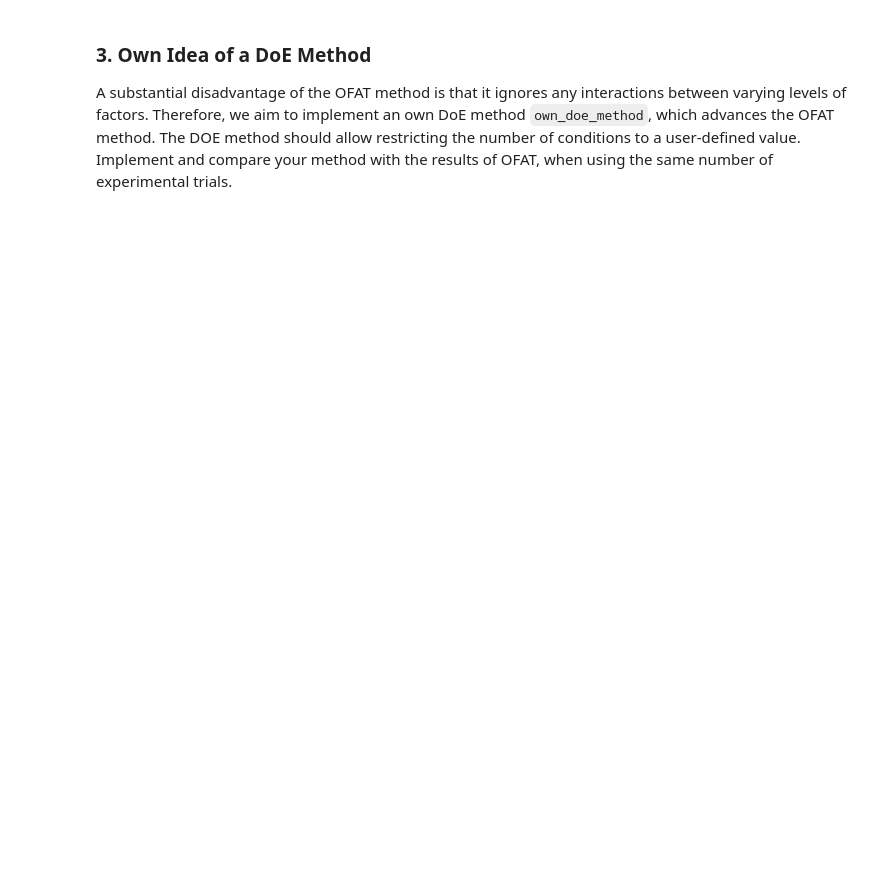
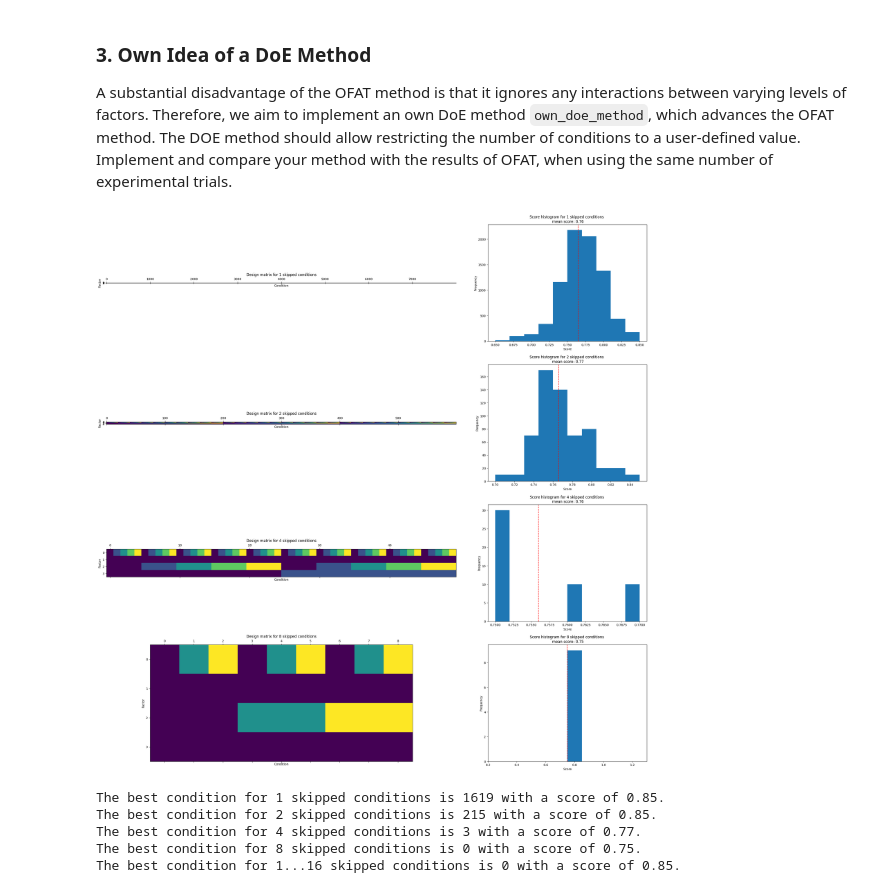
Before and after one commit to Liphip/e2ml, a Jupyter notebook: notebooks/05_classic_doe_I.ipynb, the cells around one changed output. Saved outputs shown, nothing was run; the diff lists cells and outputs as text; code cells hidden in the pictures; blank space fills up the shorter version.

```diff
--- a/notebooks/05_classic_doe_I.ipynb
+++ b/notebooks/05_classic_doe_I.ipynb
@@ -123,0 +186,65 @@ A substantial disadvantage of the OFAT method is that it ignores any interaction
+# %%
+# Implement `own_doe_method` taking `levels` as input.
+from e2ml.experimentation import own_doe_method
+from multiprocessing import Pool
+from matplotlib import gridspec
+
+# Obtain the design matrix `X` for the given levels.
+X_1 = own_doe_method(levels, 1)
+X_2 = own_doe_method(levels, 2)
+X_4 = own_doe_method(levels, 4)
+X_8 = own_doe_method(levels, 8)
+Xs = [X_1, X_2, X_4, X_8]
+
+
+# Perform experimental trials for the given matrix `X` and save the results `res`.
+if res is None:
+    with Pool(8) as pool:
+        res = pool.map(black_box_data_generation, Xs)
+
+# res = []
+# for i in range(len(Xs)):
+#    res.append(black_box_data_generation(Xs[i]))
+#    print(f"Finished {i + 1} out of {len(Xs)}")
+
+
+# Plot the obtained results as a histogram.
+fig = plt.figure(figsize=(32, 32))
+gs = gridspec.GridSpec(len(Xs), 3)
+plts = []
+
+for i in range(len(Xs)):
+    plt1 = plt.subplot2grid((len(Xs), 3), (i, 0), colspan=2, rowspan=1)
+    plt1.matshow(Xs[i].T)
+    plt1.set_xlabel("Condition")
+    plt1.set_ylabel("Factor")
+    plt1.set_title(f"Design matrix for {2 ** i} skipped conditions")
+    plts.append(plt1)
+
+    plt2 = plt.subplot2grid((len(Xs), 3), (i, 2), colspan=1, rowspan=1)
+    plt2.hist(res[i])
+    plt2.axvline(np.mean(res[i]), color="red", linestyle="--")
+    plt2.set_xlabel("Score")
+    plt2.set_ylabel("Frequency")
+    plt2.set_title(f"Score histogram for {2 ** i} skipped conditions \n mean score: {np.mean(res[i]):.2f}")
+    plts.append(plt2)
+
+plt.show()
+
+
+# Print the best condition and its maximum score.
+best_conditions = []
+for i in range(len(Xs)):
+    best_condition = np.argmax(res[i])
+    best_conditions.append(best_condition)
+    print(f"The best condition for {2 ** i} skipped conditions is {best_condition} with a score of {res[i][best_condition]:.2f}.")
+best_conditions = np.array(best_conditions)
+best_condition = np.argmax(best_conditions)
+print(f"The best condition for 1...{2 ** len(Xs)} skipped conditions is {best_condition} with a score of {res[best_condition][best_conditions[best_condition]]:.2f}.")
+# %% [output]
+[figure, added]
+The best condition for 1 skipped conditions is 1619 with a score of 0.85.
+The best condition for 2 skipped conditions is 215 with a score of 0.85.
+The best condition for 4 skipped conditions is 3 with a score of 0.77.
+The best condition for 8 skipped conditions is 0 with a score of 0.75.
+The best condition for 1...16 skipped conditions is 0 with a score of 0.85.
```
Also changed, not shown: parts of 9 cells of this notebook, 3 other files.
